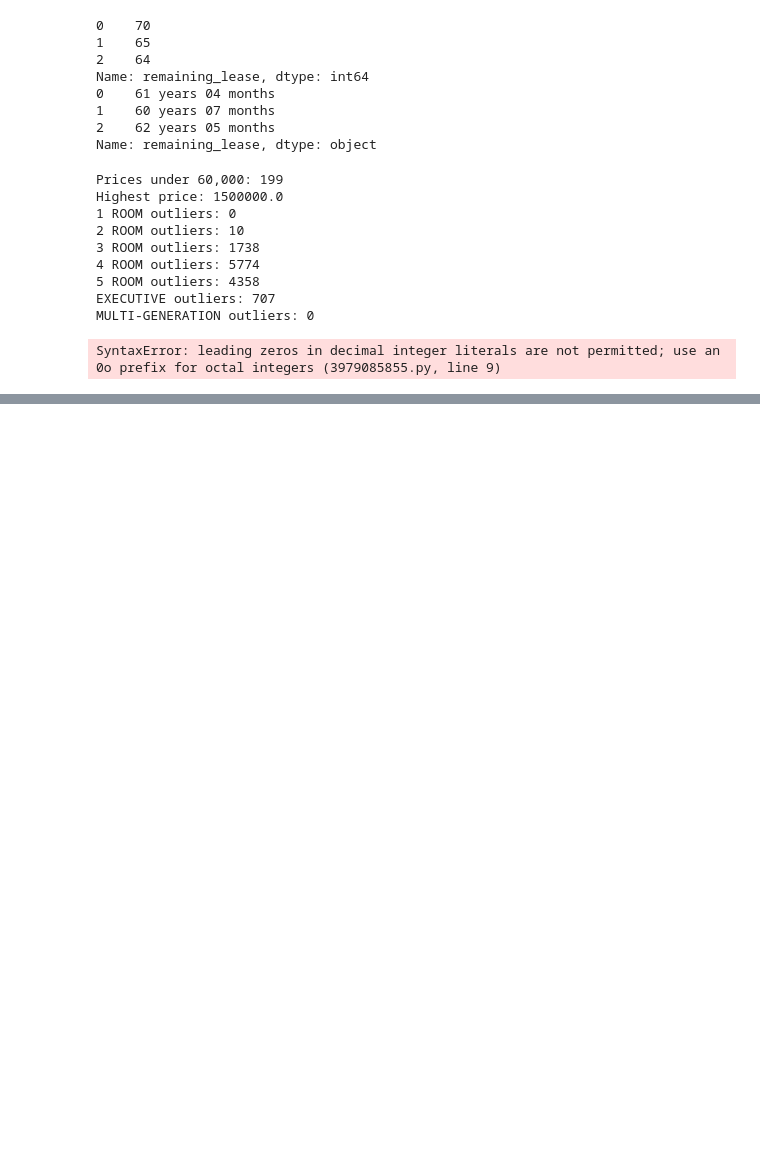
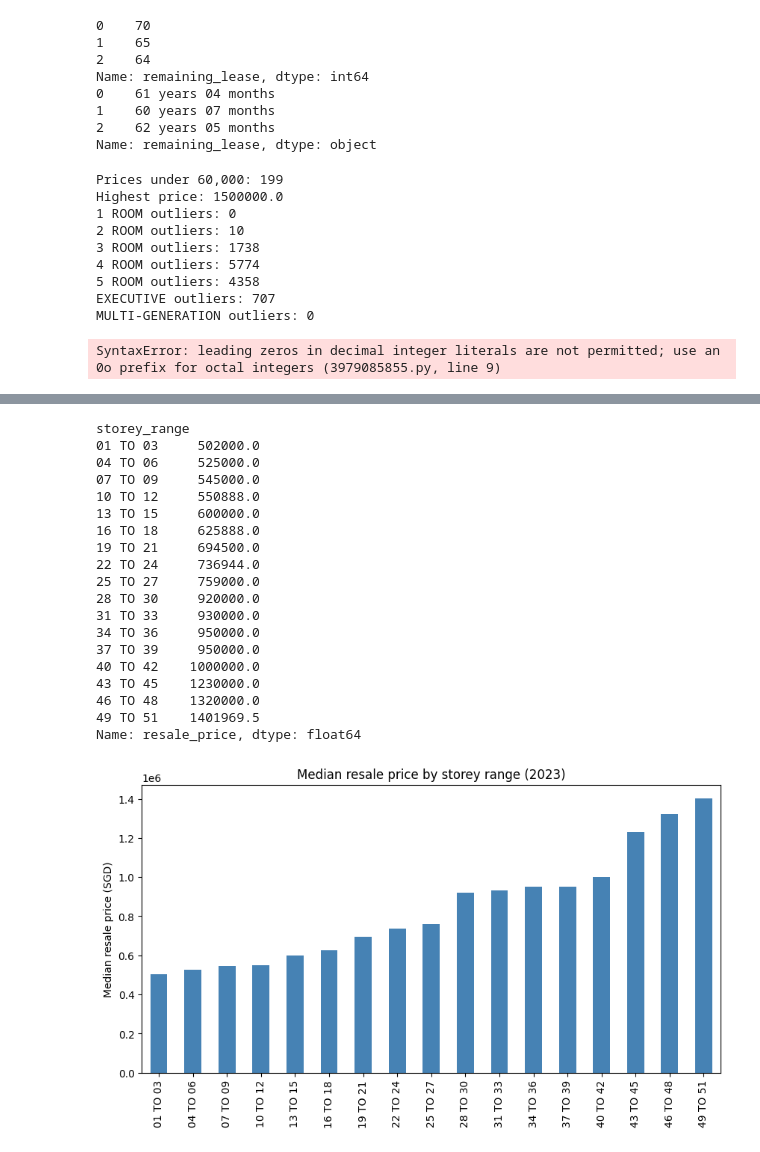
Before and after one commit to antonytfchoi-glitch/capstone-project, a Jupyter notebook: hdb.ipynb, the cells around one changed output, grey strips where cells are left out. Saved outputs shown, nothing was run; the diff lists cells and outputs as text; code cells hidden in the pictures; blank space fills up the shorter version.

```diff
--- a/hdb.ipynb
+++ b/hdb.ipynb
@@ -209,0 +256,30 @@ SyntaxError: leading zeros in decimal integer literals are not permitted; use an
+# %%
+price_storey = df_2023.groupby('storey_range')['resale_price'].median()
+print(price_storey)
+
+price_storey.plot(kind='bar', color='steelblue', figsize=(10, 5))
+plt.title('Median resale price by storey range (2023)')
+plt.ylabel('Median resale price (SGD)')
+plt.xlabel('')
+plt.show()
+# %% [output]
+storey_range
+01 TO 03     502000.0
+04 TO 06     525000.0
+07 TO 09     545000.0
+10 TO 12     550888.0
+13 TO 15     600000.0
+16 TO 18     625888.0
+19 TO 21     694500.0
+22 TO 24     736944.0
+25 TO 27     759000.0
+28 TO 30     920000.0
+31 TO 33     930000.0
+34 TO 36     950000.0
+37 TO 39     950000.0
+40 TO 42    1000000.0
+43 TO 45    1230000.0
+46 TO 48    1320000.0
+49 TO 51    1401969.5
+Name: resale_price, dtype: float64
+[figure, added]
```
Also changed, not shown: parts of 22 cells of this notebook.
